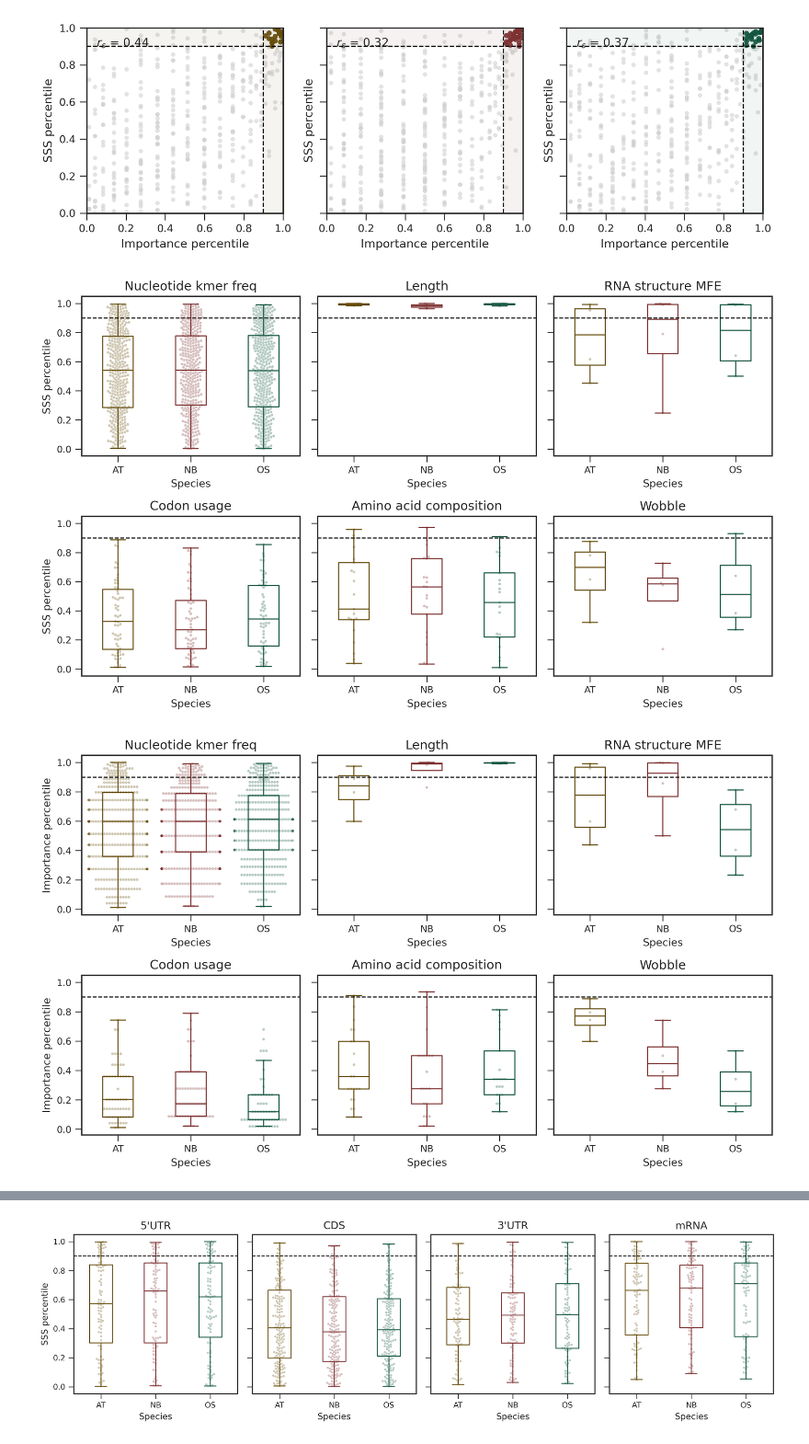
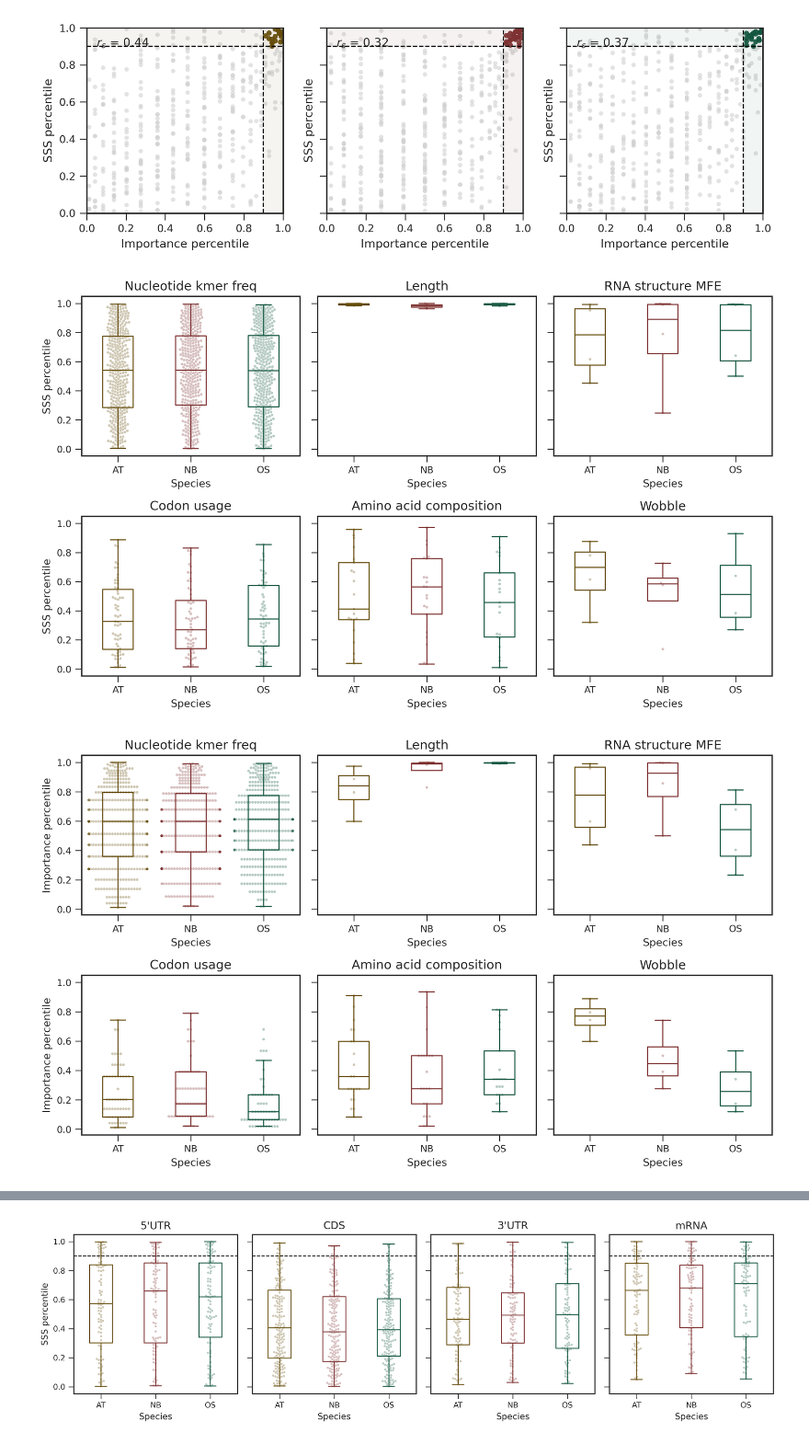
Before and after one commit to ih-11/regression, a Jupyter notebook: notebooks/notebook4.ipynb, the cells around one changed output, grey strips where cells are left out. Shown at 92% size. Cells and saved outputs as stored; diff of their text form; code cells hidden in the pictures.

```diff
--- a/notebooks/notebook4.ipynb
+++ b/notebooks/notebook4.ipynb
@@ -551,41 +551,41 @@ def plot_percentile_grid(y, ylabel):
             size=2.5, alpha=0.30, linewidth=0, ax=ax,
         )
 
-        ax.axhline(0.90, color="black", ls="--", lw=1)
+        # ax.axhline(0.90, color="black", ls="--", lw=1)
         ax.set_title(feature_type.replace("_", " "))
         format_axis(ax, xlabel=None, ylabel=ylabel if ax in axes[:, 0] else None)
 
     plt.tight_layout()
     plt.show()
 
 plot_percentile_grid("SSS_percentile", "SSS percentile")
 plot_percentile_grid("Importance_percentile", "Importance percentile")
 
 # --------------------------------------------
 # Features passing both global 0.90 cutoffs
 # --------------------------------------------
 
 CUTOFF = 0.90
 plot_df["Pass_joint"] = (
     (plot_df["SSS_percentile"] >= CUTOFF) &
     (plot_df["Importance_percentile"] >= CUTOFF)
 )
 
 cutoff_summary_df = (
     plot_df.groupby(["Feature_type", "Species"])
     .agg(
         N_features=("Feature", "size"),
         N_SSS_p90=("SSS_percentile", lambda x: (x >= CUTOFF).sum()),
         N_importance_p90=("Importance_percentile", lambda x: (x >= CUTOFF).sum()),
         N_joint_p90=("Pass_joint", "sum"),
     )
     .reset_index()
 )
 
 display(cutoff_summary_df)
 # %% [output]
-[figure, old version]
+[figure, new version]
-[figure, old version]
+[figure, new version]
 |  | Feature_type | Species | N_features | N_SSS_p90 | N_importance_p90 | N_joint_p90 |
 | 0 | Amino_acid_composition | AT | 21 | 2 | 1 | 1 |
 | 1 | Amino_acid_composition | NB | 21 | 1 | 1 | 1 |
```
Also changed, not shown: 1 other file.
